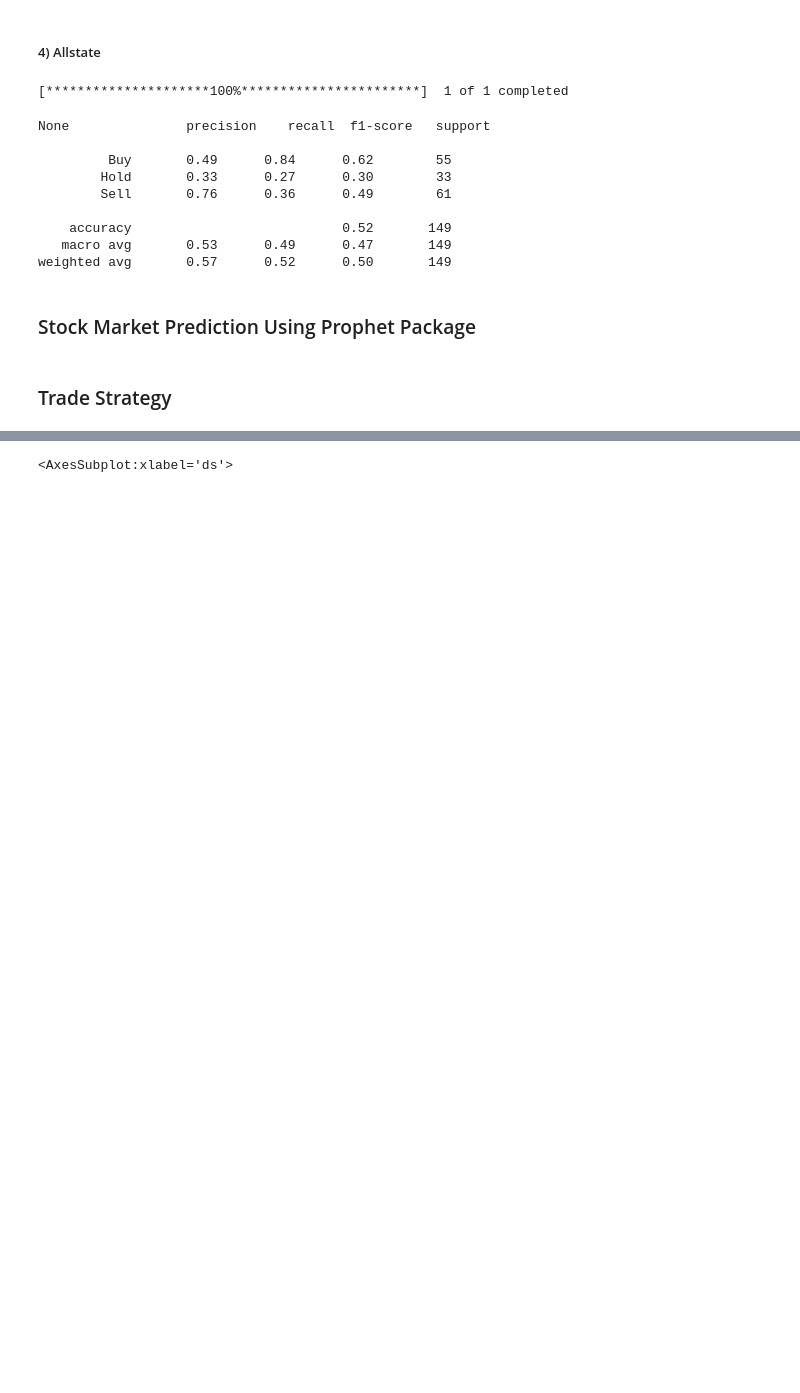
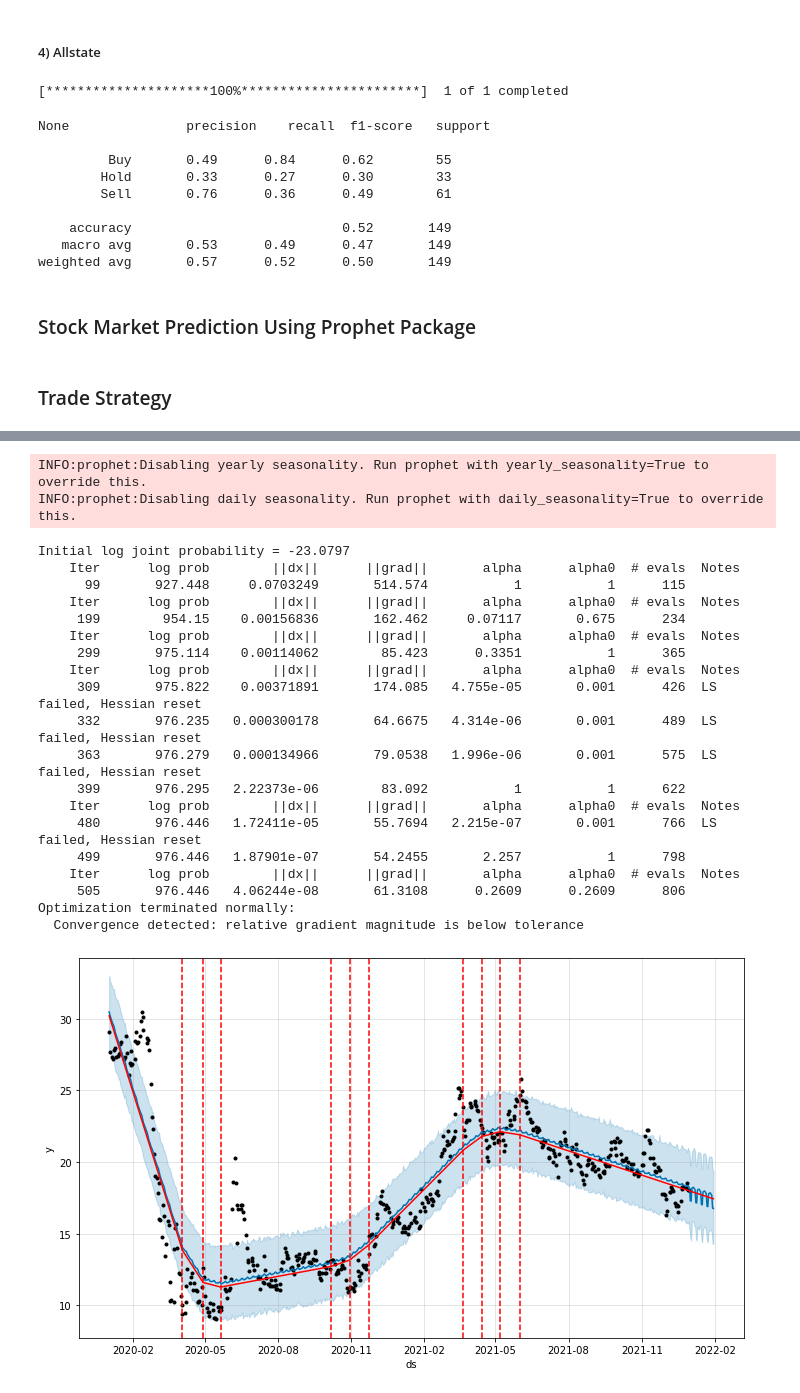
Before and after one commit to Abdulah94/Stock-Market-predictions-Using-Machine-learning, a Jupyter notebook: code/Code.ipynb, the cells around one changed output, grey strips where cells are left out. Saved outputs shown, nothing was run; the diff lists cells and outputs as text; code cells hidden in the pictures; blank space fills up the shorter version.

```diff
--- a/code/Code.ipynb
+++ b/code/Code.ipynb
@@ -418,6 +418,20 @@ def Prophet_prediction_plot(dataframe, periods):
     forecast = m.predict(future)
     m.plot(forecast)
     m.plot_components(forecast)
+# %%
+# Trend Changepoints
+# real time series frequently have abrupt changes in their trajectories.
+# By default, Prophet will automatically detect these changepoints and will allow the trend to adapt appropriately
+
+# Automatic changepoint detection in Prophet
+def auto_changepoint_detection(dataframe, period):
+    '''Automatic changepoint detection in Prophet'''
+    m = Prophet()
+    m.fit(dataframe)
+    future = m.make_future_dataframe(periods = periods_q)
+    forecast = m.predict(future)
+    fig = m.plot(forecast)
+    a = add_changepoints_to_plot(fig.gca(), m, forecast)
 # %%
 # show the prediction result with line chat
 
@@ -692,13 +654,25 @@ Prophet Thresh = 902
 # %%
-# plot the profit comparison, finally we can prove that
-df.set_index("ds")[["Hold", "Prophet", "Prophet Thresh"]].plot(
-    figsize=(16, 8),
-    color=[
-        "royalblue",
-        "#34495e",
-        "yellow",
-    ],
-    grid=True,
-)
+auto_changepoint_detection(dataframe, periods_q)
 # %% [output]
-<AxesSubplot:xlabel='ds'>
+INFO:prophet:Disabling yearly seasonality. Run prophet with yearly_seasonality=True to override this.
+INFO:prophet:Disabling daily seasonality. Run prophet with daily_seasonality=True to override this.
+Initial log joint probability = -23.0797
+    Iter      log prob        ||dx||      ||grad||       alpha      alpha0  # evals  Notes
+      99       927.448     0.0703249       514.574           1           1      115
+    Iter      log prob        ||dx||      ||grad||       alpha      alpha0  # evals  Notes
+     199        954.15    0.00156836       162.462     0.07117       0.675      234
+    Iter      log prob        ||dx||      ||grad||       alpha      alpha0  # evals  Notes
+     299       975.114    0.00114062        85.423      0.3351           1      365
+    Iter      log prob        ||dx||      ||grad||       alpha      alpha0  # evals  Notes
+     309       975.822    0.00371891       174.085   4.755e-05       0.001      426  LS failed, Hessian reset
+     332       976.235   0.000300178       64.6675   4.314e-06       0.001      489  LS failed, Hessian reset
+     363       976.279   0.000134966       79.0538   1.996e-06       0.001      575  LS failed, Hessian reset
+     399       976.295   2.22373e-06        83.092           1           1      622
+    Iter      log prob        ||dx||      ||grad||       alpha      alpha0  # evals  Notes
+     480       976.446   1.72411e-05       55.7694   2.215e-07       0.001      766  LS failed, Hessian reset
+     499       976.446   1.87901e-07       54.2455       2.257           1      798
+    Iter      log prob        ||dx||      ||grad||       alpha      alpha0  # evals  Notes
+     505       976.446   4.06244e-08       61.3108      0.2609      0.2609      806
+Optimization terminated normally:
+  Convergence detected: relative gradient magnitude is below tolerance
+[figure, added]
```
Also changed, not shown: parts of 6 cells of this notebook.
